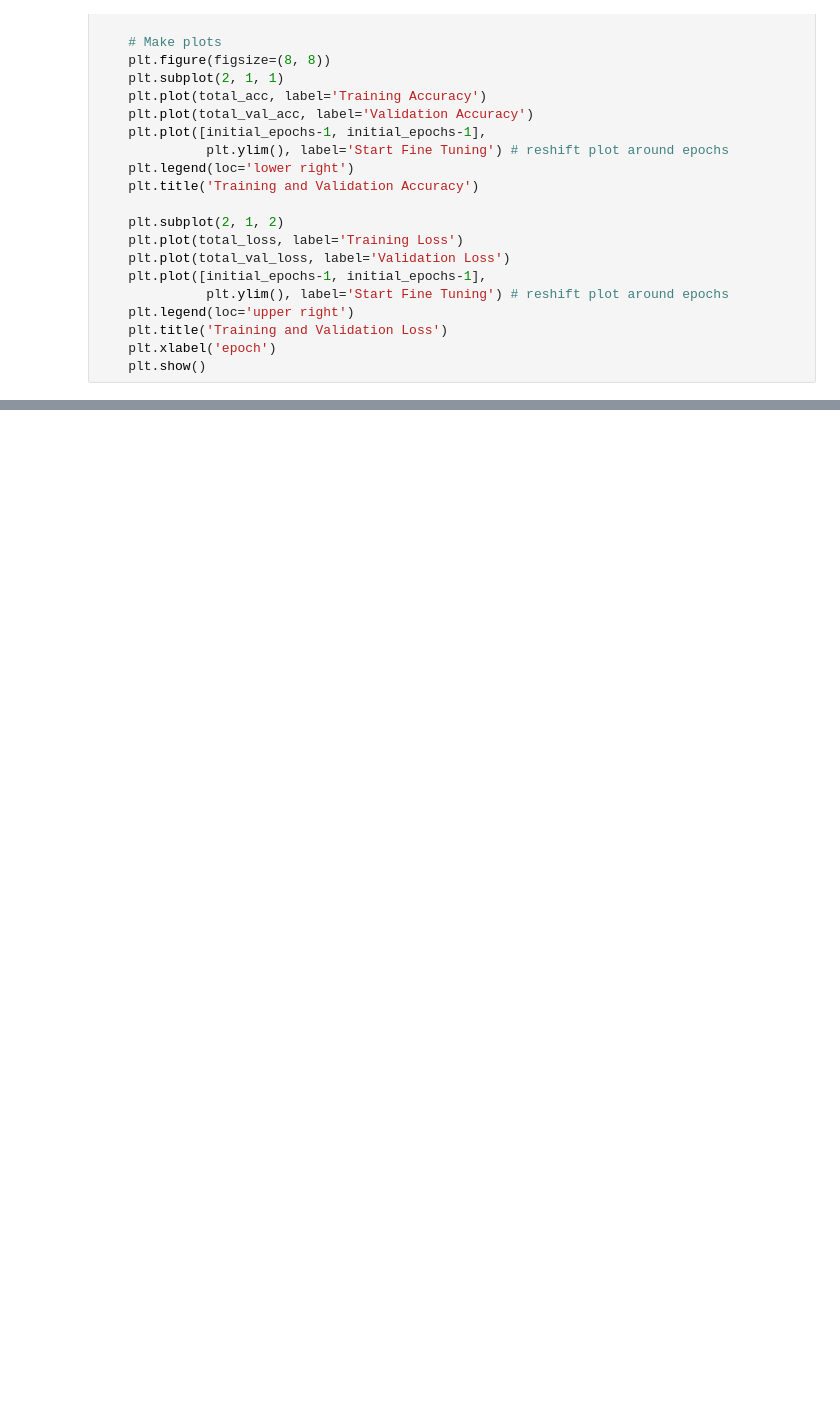
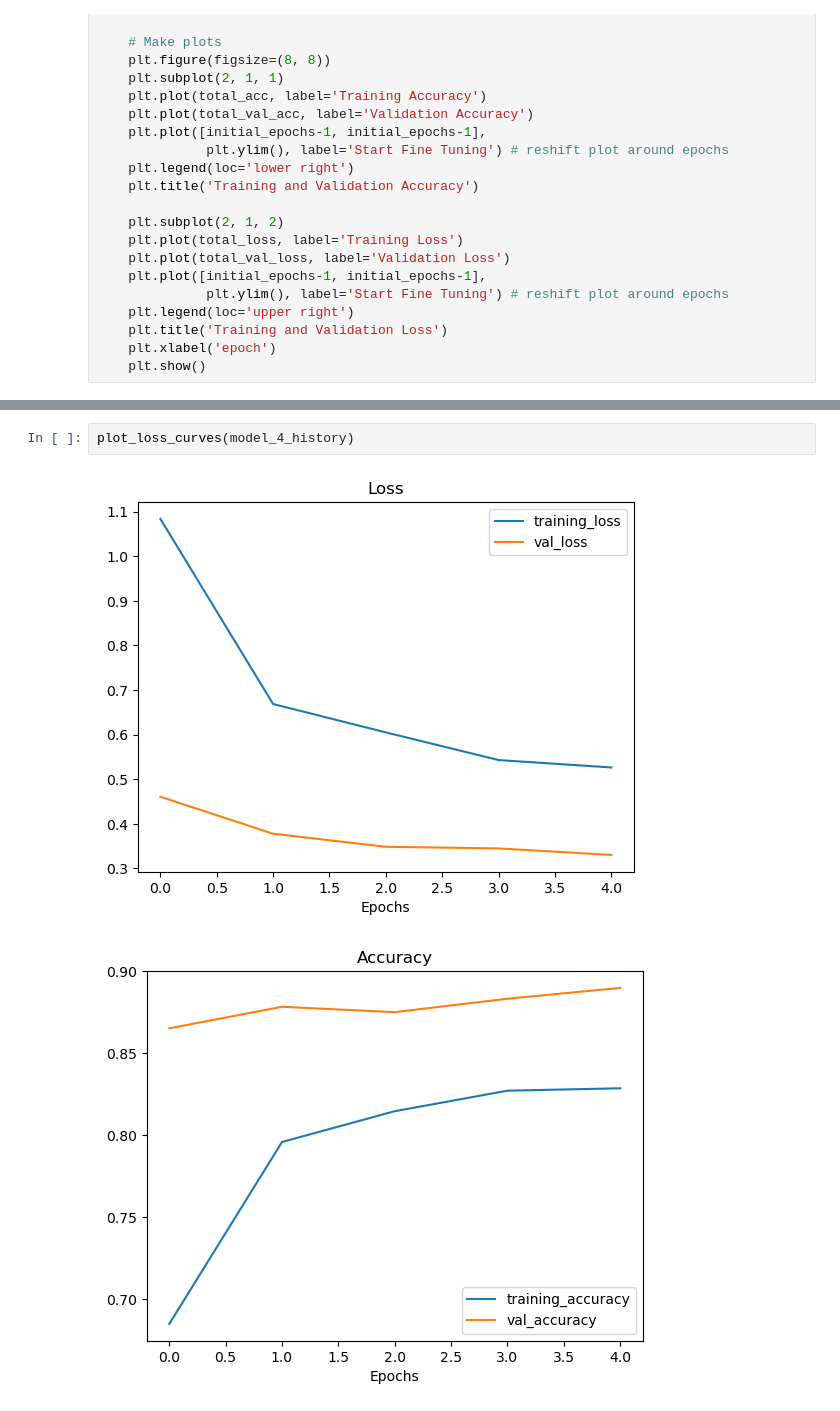
Before and after one commit to jahidul39306/TF_Journey, a Jupyter notebook: 5. Transfer Learning (Fine Tuning)/fine_tuning.ipynb, the cells around one changed output, grey strips where cells are left out. Cells and saved outputs as stored; diff of their text form; blank space fills up the shorter version.

```diff
--- a/5. Transfer Learning (Fine Tuning)/fine_tuning.ipynb
+++ b/5. Transfer Learning (Fine Tuning)/fine_tuning.ipynb
@@ -720,0 +499,5 @@ compare_historys(model_2_history, model_3_history)
+# %%
+plot_loss_curves(model_4_history)
+# %% [output]
+[figure, added]
+[figure, added]
```
Also changed, not shown: parts of 70 cells of this notebook.
